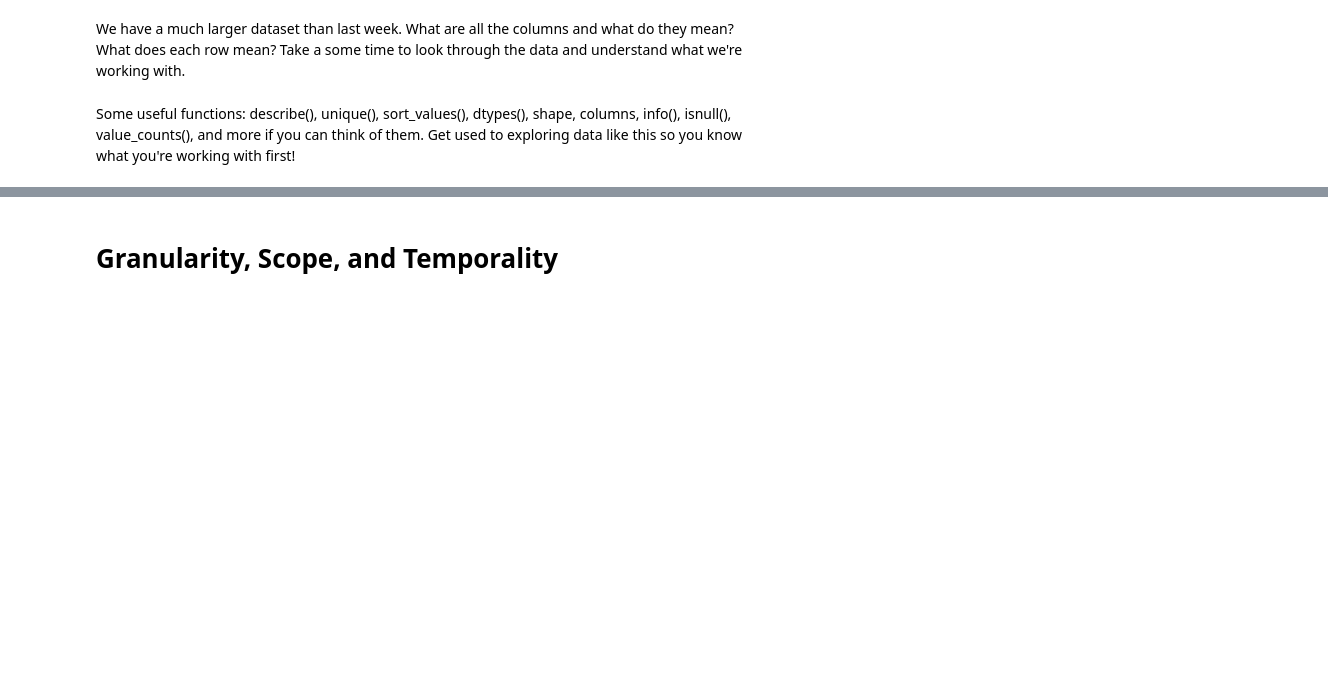
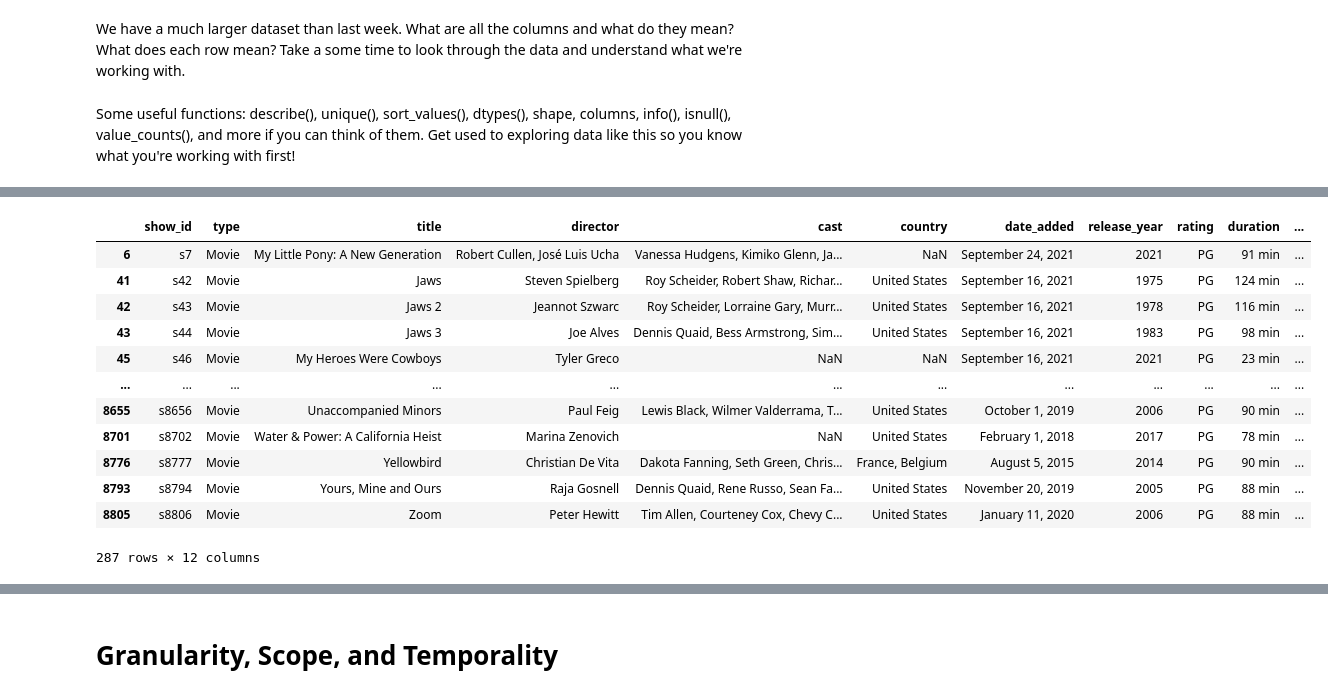
Before and after one commit to kyun33/JCP26Notebooks, a Jupyter notebook: Week_2_EDA_DataCleaning_JCP_Copy.ipynb, the cells around one changed output, grey strips where cells are left out. Drawn from its saved outputs; the diff is of its cells as text; code cells hidden in the pictures; blank space fills up the shorter version.

```diff
--- a/Week_2_EDA_DataCleaning_JCP_Copy.ipynb
+++ b/Week_2_EDA_DataCleaning_JCP_Copy.ipynb
@@ -45,0 +106,16 @@ Some useful functions: describe(), unique(), sort_values(), dtypes(), shape, col
+# %%
+df[df["rating"] == "PG"]
+# %% [output]
+|  | show_id | type | title | director | cast | country | date_added | release_year | rating | duration | ... |
+| 6 | s7 | Movie | My Little Pony: A New Generation | Robert Cullen, José Luis Ucha | Vanessa Hudgens, Kimiko Glenn, Ja... | NaN | September 24, 2021 | 2021 | PG | 91 min | ... |
+| 41 | s42 | Movie | Jaws | Steven Spielberg | Roy Scheider, Robert Shaw, Richar... | United States | September 16, 2021 | 1975 | PG | 124 min | ... |
+| 42 | s43 | Movie | Jaws 2 | Jeannot Szwarc | Roy Scheider, Lorraine Gary, Murr... | United States | September 16, 2021 | 1978 | PG | 116 min | ... |
+| 43 | s44 | Movie | Jaws 3 | Joe Alves | Dennis Quaid, Bess Armstrong, Sim... | United States | September 16, 2021 | 1983 | PG | 98 min | ... |
+| 45 | s46 | Movie | My Heroes Were Cowboys | Tyler Greco | NaN | NaN | September 16, 2021 | 2021 | PG | 23 min | ... |
+| ... | ... | ... | ... | ... | ... | ... | ... | ... | ... | ... | ... |
+| 8655 | s8656 | Movie | Unaccompanied Minors | Paul Feig | Lewis Black, Wilmer Valderrama, T... | United States | October 1, 2019 | 2006 | PG | 90 min | ... |
+| 8701 | s8702 | Movie | Water & Power: A California Heist | Marina Zenovich | NaN | United States | February 1, 2018 | 2017 | PG | 78 min | ... |
+| 8776 | s8777 | Movie | Yellowbird | Christian De Vita | Dakota Fanning, Seth Green, Chris... | France, Belgium | August 5, 2015 | 2014 | PG | 90 min | ... |
+| 8793 | s8794 | Movie | Yours, Mine and Ours | Raja Gosnell | Dennis Quaid, Rene Russo, Sean Fa... | United States | November 20, 2019 | 2005 | PG | 88 min | ... |
+| 8805 | s8806 | Movie | Zoom | Peter Hewitt | Tim Allen, Courteney Cox, Chevy C... | United States | January 11, 2020 | 2006 | PG | 88 min | ... |
+287 rows × 12 columns
```
Also changed, not shown: parts of 39 cells of this notebook.
